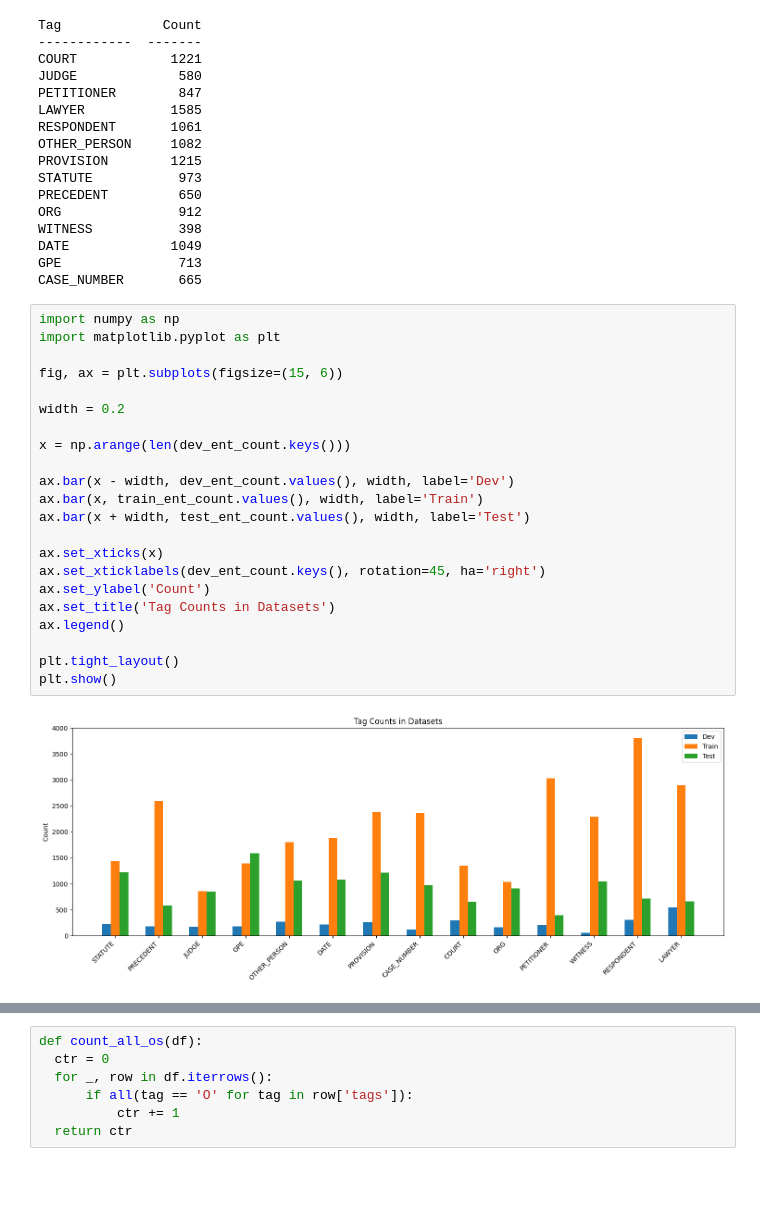
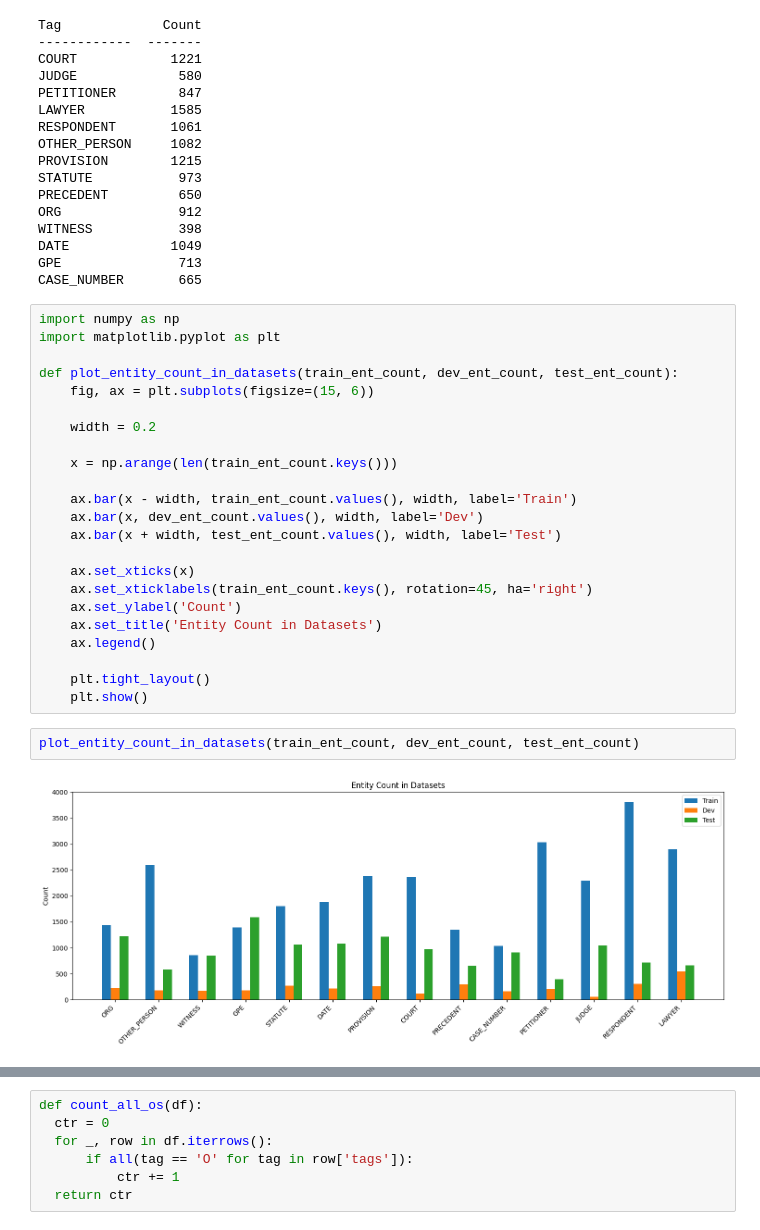
Before and after one commit to SnappyDragon64/Legal-NER-Dataset, a Jupyter notebook: data_preprocessing.ipynb, the cells around one changed output, grey strips where cells are left out. Cells and saved outputs as stored; diff of their text form; blank space fills up the shorter version.

```diff
--- a/data_preprocessing.ipynb
+++ b/data_preprocessing.ipynb
@@ -334,26 +333,29 @@ CASE_NUMBER       665
 import numpy as np
 import matplotlib.pyplot as plt
 
-fig, ax = plt.subplots(figsize=(15, 6))
+def plot_entity_count_in_datasets(train_ent_count, dev_ent_count, test_ent_count):
+    fig, ax = plt.subplots(figsize=(15, 6))
 
-width = 0.2
+    width = 0.2
 
-x = np.arange(len(dev_ent_count.keys()))
+    x = np.arange(len(train_ent_count.keys()))
 
-ax.bar(x - width, dev_ent_count.values(), width, label='Dev')
-ax.bar(x, train_ent_count.values(), width, label='Train')
-ax.bar(x + width, test_ent_count.values(), width, label='Test')
+    ax.bar(x - width, train_ent_count.values(), width, label='Train')
+    ax.bar(x, dev_ent_count.values(), width, label='Dev')
+    ax.bar(x + width, test_ent_count.values(), width, label='Test')
 
-ax.set_xticks(x)
-ax.set_xticklabels(dev_ent_count.keys(), rotation=45, ha='right')
-ax.set_ylabel('Count')
-ax.set_title('Tag Counts in Datasets')
-ax.legend()
+    ax.set_xticks(x)
+    ax.set_xticklabels(train_ent_count.keys(), rotation=45, ha='right')
+    ax.set_ylabel('Count')
+    ax.set_title('Entity Count in Datasets')
+    ax.legend()
 
-plt.tight_layout()
-plt.show()
+    plt.tight_layout()
+    plt.show()
-# %% [output]
-[figure, removed]
+# %%
+plot_entity_count_in_datasets(train_ent_count, dev_ent_count, test_ent_count)
+# %% [output]
+[figure, added]
 # %%
 import matplotlib.pyplot as plt
 
```
Also changed, not shown: parts of 38 cells of this notebook, 3 other files.
